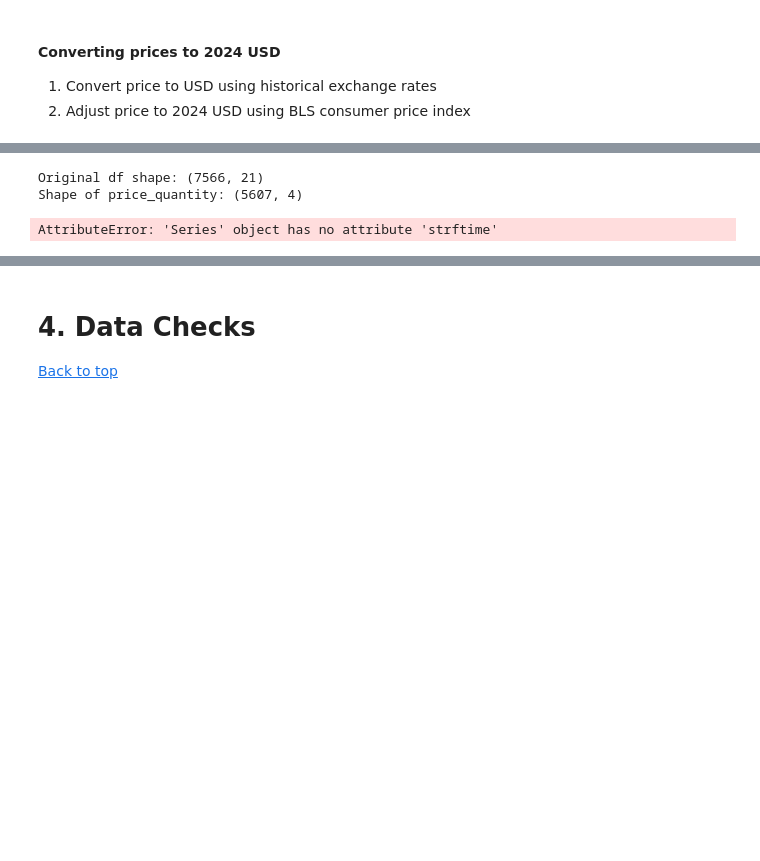
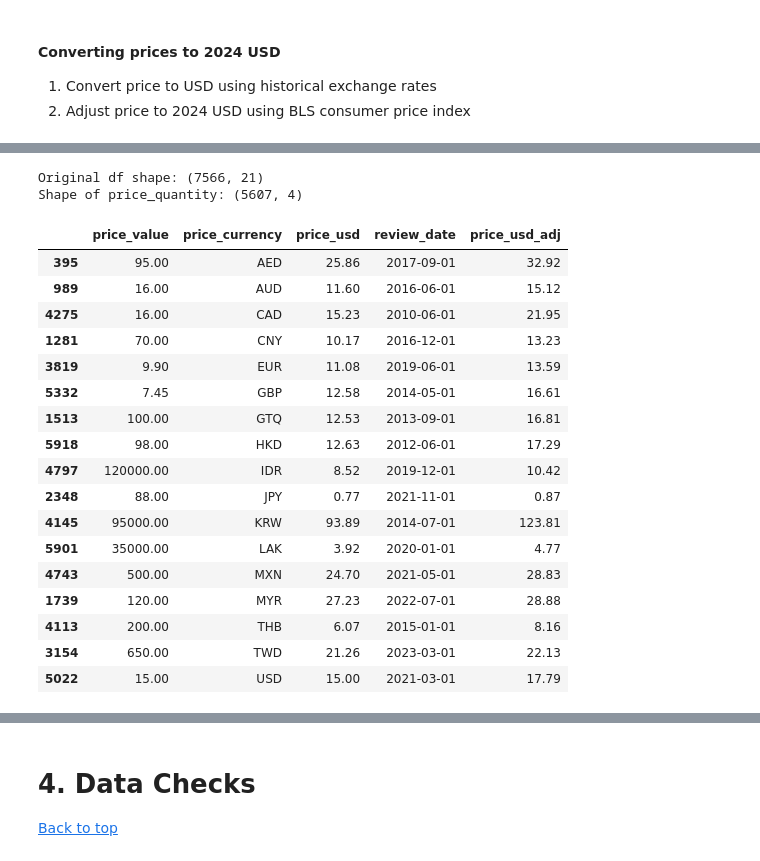
Before and after one commit to tynardone/coffee-review-analysis, a Jupyter notebook: notebooks/1_data_cleaning.ipynb, the cells around one changed output, grey strips where cells are left out. Saved outputs shown, nothing was run; the diff lists cells and outputs as text; code cells hidden in the pictures; blank space fills up the shorter version.

```diff
--- a/notebooks/1_data_cleaning.ipynb
+++ b/notebooks/1_data_cleaning.ipynb
@@ -474,52 +504,82 @@ def load_cpi_dataframe(file_path: Path) -> pd.DataFrame:
         cpi.drop(columns=["half1", "half2"])
         .melt(id_vars="year", var_name="month", value_name="cpi")
         .assign(
             month=lambda df_: df_["month"]
-            .apply(lambda x: datetime.strptime(x, "%b").month)
-            .dropna()
-            .reset_index(drop=True)
+            .apply(lambda x: datetime.strptime(x, "%b").month),
+            date=lambda df_: pd.to_datetime(
+                df_[["year", "month"]].assign(day=1)
+            ),
         )
+        .drop(columns=["year", "month"])
     )
 
+def adjust_row(row, cpi_baseline):
+    # CPI is NaN for the current month, return the original price_usd
+    if pd.isnull(row["cpi"]):
+        return row["price_usd"]
+    else:
+        return np.round(
+            row["price_usd"] * (cpi_baseline / row["cpi"]), 2
+        )
 
 def create_cpi_adjusted_price(
-    df: pd.DataFrame, file_path: Path, date: str = "2024-01-01"
+    df: pd.DataFrame, file_path: Path, date: str = "2024-06-01"
 ) -> pd.DataFrame:
     """
     Adjusts historical price data to 2024 prices using CPI data.
     """
     cpi = load_cpi_dataframe(file_path)
-    cpi_baseline = cpi.loc[cpi["date"] == date, "consumer_price_index"].values[0]
+    cpi_baseline = cpi.loc[cpi["date"] == date, "cpi"].values[0]
 
-    return (
-        df.merge(cpi, left_on="review_date", right_on="date")
-        .drop(columns="date")
-        .assign(
-            price_usd_adj_2024=lambda df_: np.round(
-                df_["price_value_usd_hist"]
-                * cpi_baseline
-                / df_["consumer_price_index"],
-                2,
-            )
-        )
+    return (df
+            .merge(cpi, how="left", left_on="review_date", right_on="date")
+            .assign(price_usd_adj=lambda df_: df_.apply(adjust_row, cpi_baseline=cpi_baseline, axis=1))
     )
 
 
 cpi_path = DATA_DIR / "external" / "consumer_price_index.csv"
 
 df = (
     df_in.pipe(tweak_df)
     .pipe(price_quantity_split)
+    .pipe(convert_to_lbs)
     .pipe(clean_currency)
-    .pipe(convert_to_usd)
+    .pipe(convert_currency)
     .pipe(create_cpi_adjusted_price, file_path=cpi_path)
 )
 
-df.sample(3)
+df.groupby("price_currency")[
+    [
+
+        "price_value",
+        "price_currency",
+        "price_usd",
+        "review_date",
+        "price_usd_adj",
+
+    ]
+].sample(1)
 # %% [output]
 Original df shape: (7566, 21)
 Shape of price_quantity: (5607, 4)
-AttributeError: 'Series' object has no attribute 'strftime'
+|  | price_value | price_currency | price_usd | review_date | price_usd_adj |
+| 395 | 95.00 | AED | 25.86 | 2017-09-01 | 32.92 |
+| 989 | 16.00 | AUD | 11.60 | 2016-06-01 | 15.12 |
+| 4275 | 16.00 | CAD | 15.23 | 2010-06-01 | 21.95 |
+| 1281 | 70.00 | CNY | 10.17 | 2016-12-01 | 13.23 |
+| 3819 | 9.90 | EUR | 11.08 | 2019-06-01 | 13.59 |
+| 5332 | 7.45 | GBP | 12.58 | 2014-05-01 | 16.61 |
+| 1513 | 100.00 | GTQ | 12.53 | 2013-09-01 | 16.81 |
+| 5918 | 98.00 | HKD | 12.63 | 2012-06-01 | 17.29 |
+| 4797 | 120000.00 | IDR | 8.52 | 2019-12-01 | 10.42 |
+| 2348 | 88.00 | JPY | 0.77 | 2021-11-01 | 0.87 |
+| 4145 | 95000.00 | KRW | 93.89 | 2014-07-01 | 123.81 |
+| 5901 | 35000.00 | LAK | 3.92 | 2020-01-01 | 4.77 |
+| 4743 | 500.00 | MXN | 24.70 | 2021-05-01 | 28.83 |
+| 1739 | 120.00 | MYR | 27.23 | 2022-07-01 | 28.88 |
+| 4113 | 200.00 | THB | 6.07 | 2015-01-01 | 8.16 |
+| 3154 | 650.00 | TWD | 21.26 | 2023-03-01 | 22.13 |
+| 5022 | 15.00 | USD | 15.00 | 2021-03-01 | 17.79 |
 # %%
 (
     df.assign(
```
Also changed, not shown: parts of 13 cells of this notebook, 4 other files.
